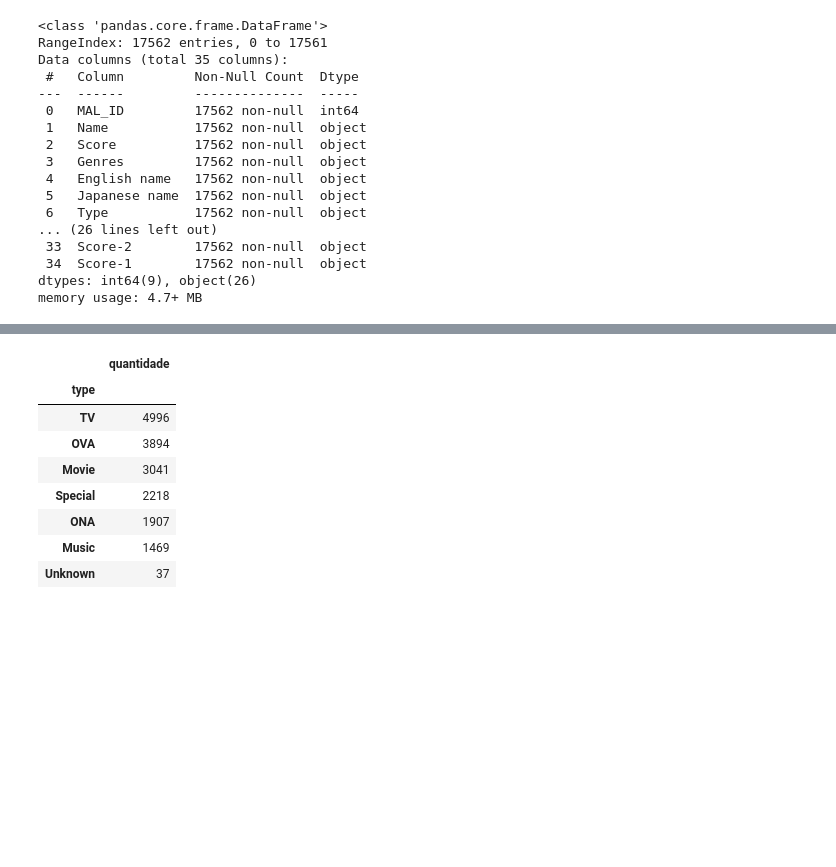
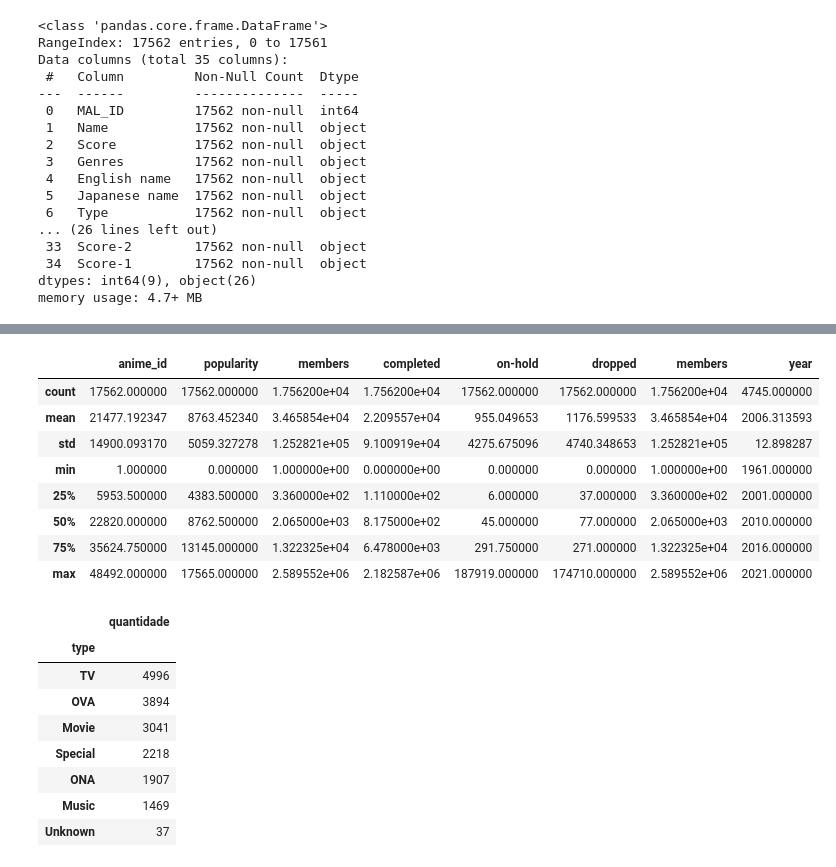
Before and after one commit to FLPSP/Anime-Recommender-System, a Jupyter notebook: recommender_system.ipynb, the cells around one changed output, grey strips where cells are left out. Saved outputs shown, nothing was run; the diff lists cells and outputs as text; code cells hidden in the pictures; blank space fills up the shorter version.

```diff
--- a/recommender_system.ipynb
+++ b/recommender_system.ipynb
@@ -66,4 +97,17 @@ df_animes.head(2)
 |  | anime_id | name | premiered | score | genres | type | episodes | studios | source | rating | ... |
 | 0 | 1 | Cowboy Bebop | Spring 1998 | 8.78 | Action, Adventure, Comedy, Drama,... | TV | 26 | Sunrise | Original | R - 17+ (violence & profanity) | ... |
 | 1 | 5 | Cowboy Bebop: Tengoku no Tobira | Unknown | 8.39 | Action, Drama, Mystery, Sci-Fi, S... | Movie | 1 | Bones | Original | R - 17+ (violence & profanity) | ... |
+# %%
+# Verificando as estatísticas básicas das features numéricas
+df_animes.describe()
+# %% [output]
+|  | anime_id | popularity | members | completed | on-hold | dropped | members | year |
+| count | 17562.000000 | 17562.000000 | 1.756200e+04 | 1.756200e+04 | 17562.000000 | 17562.000000 | 1.756200e+04 | 4745.000000 |
+| mean | 21477.192347 | 8763.452340 | 3.465854e+04 | 2.209557e+04 | 955.049653 | 1176.599533 | 3.465854e+04 | 2006.313593 |
+| std | 14900.093170 | 5059.327278 | 1.252821e+05 | 9.100919e+04 | 4275.675096 | 4740.348653 | 1.252821e+05 | 12.898287 |
+| min | 1.000000 | 0.000000 | 1.000000e+00 | 0.000000e+00 | 0.000000 | 0.000000 | 1.000000e+00 | 1961.000000 |
+| 25% | 5953.500000 | 4383.500000 | 3.360000e+02 | 1.110000e+02 | 6.000000 | 37.000000 | 3.360000e+02 | 2001.000000 |
+| 50% | 22820.000000 | 8762.500000 | 2.065000e+03 | 8.175000e+02 | 45.000000 | 77.000000 | 2.065000e+03 | 2010.000000 |
+| 75% | 35624.750000 | 13145.000000 | 1.322325e+04 | 6.478000e+03 | 291.750000 | 271.000000 | 1.322325e+04 | 2016.000000 |
+| max | 48492.000000 | 17565.000000 | 2.589552e+06 | 2.182587e+06 | 187919.000000 | 174710.000000 | 2.589552e+06 | 2021.000000 |
 # %%
```
Also changed, not shown: parts of 11 cells of this notebook.
